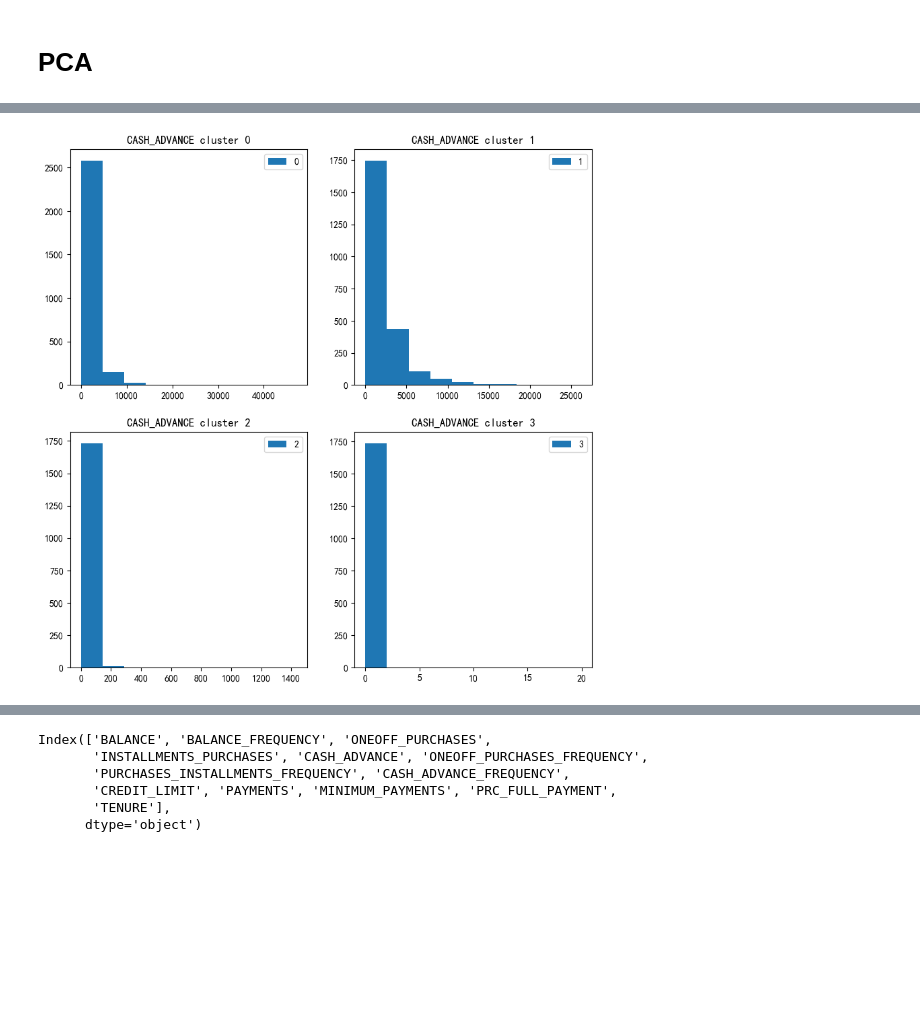
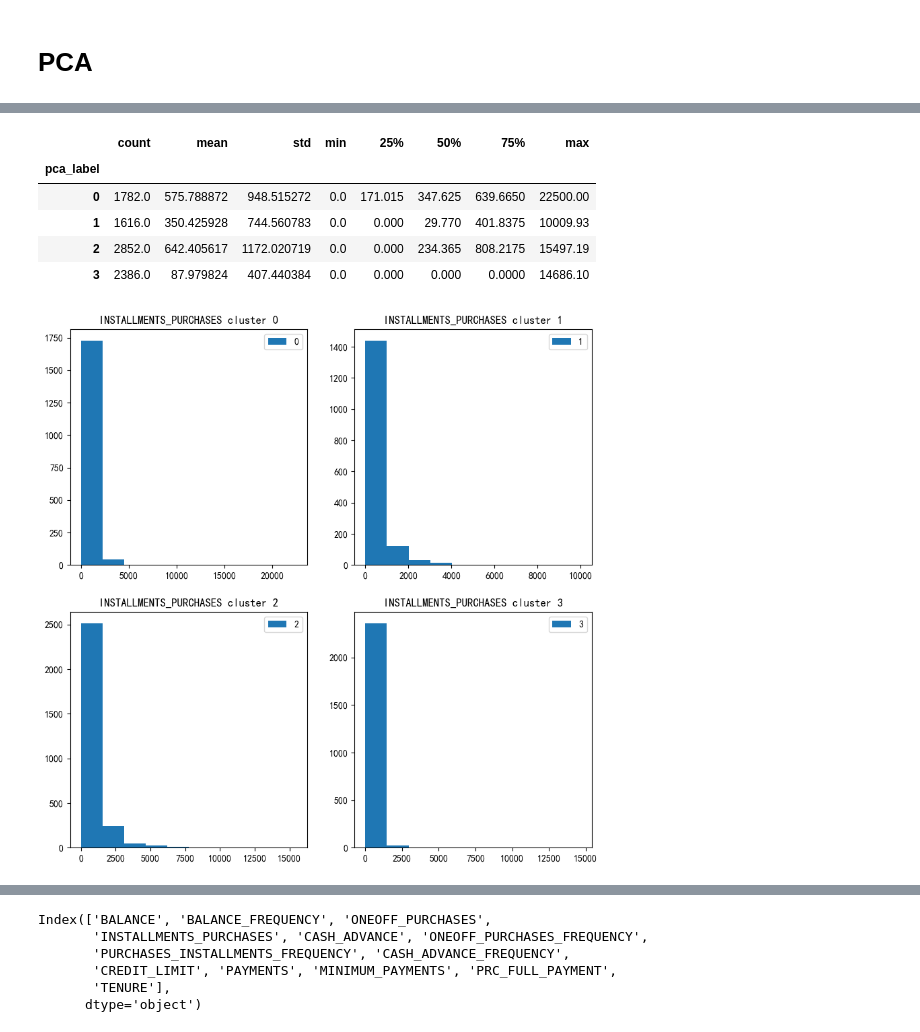
Before and after one commit to TBW108/CIS-Clustering-Project, a Jupyter notebook: Clustering.ipynb, the cells around one changed output, grey strips where cells are left out. Cells and saved outputs as stored; diff of their text form; code cells hidden in the pictures; blank space fills up the shorter version.

```diff
--- a/Clustering.ipynb
+++ b/Clustering.ipynb
@@ -7,10 +7,12 @@ import seaborn as sns
 import matplotlib.pyplot as plt
 from sklearn.cluster import DBSCAN
 from sklearn.decomposition import PCA
+from sklearn.manifold import TSNE
 import matplotlib.style as ms
 ms.use('default')
 plt.rcParams['font.family'] = ['sans-serif']
 plt.rcParams['font.sans-serif'] = ['SimHei']
+plt.rcParams['axes.unicode_minus'] =False
 # %%
 def get_droped_data(path):
     data=pd.read_csv("CC GENERAL.csv")
@@ -111,8 +113,4 @@ for i, col in enumerate(data.columns):
         ax = plt.subplot(7, 2, i+1)
         sns.kdeplot(data[col], ax=ax)
         plt.xlabel(col)
-
-cols = ['BALANCE', 'ONEOFF_PURCHASES', 'INSTALLMENTS_PURCHASES', 'CASH_ADVANCE', 'ONEOFF_PURCHASES_FREQUENCY', 'CREDIT_LIMIT', 'PAYMENTS', 'MINIMUM_PAYMENTS']
-for col in cols:
-    data[col] = np.log(1 + data[col])
 # %% [output]
@@ -265,12 +261,19 @@ for j,label in enumerate(set(kmeans_model.labels_)):
 # %%
-# ONEOFF_PURCHASES hist
+# INSTALLMENTS_PURCHASES hist
 plt.figure(figsize=(10,10))
 for j,label in enumerate(set(kmeans_model.labels_)):
         # ax=axes[i,j]
         ax=plt.subplot(2,2,j+1)
         # kde=sns.kdeplot(ori_data.loc[ori_data['pca_label']==label,'ONEOFF_PURCHASES'],ax=ax,label=label)
-        ax.hist(ori_data.loc[ori_data['pca_label']==label,'CASH_ADVANCE'],label=label)
-        ax.set_title(f"CASH_ADVANCE cluster {label}")
+        ax.hist(ori_data.loc[ori_data['pca_label']==label,'INSTALLMENTS_PURCHASES'],label=label)
+        ax.set_title(f"INSTALLMENTS_PURCHASES cluster {label}")
         plt.legend()
+ori_data.groupby('pca_label').describe()['INSTALLMENTS_PURCHASES']
 # %% [output]
+|  | count | mean | std | min | 25% | 50% | 75% | max |
+| pca_label |  |  |  |  |  |  |  |  |
+| 0 | 1782.0 | 575.788872 | 948.515272 | 0.0 | 171.015 | 347.625 | 639.6650 | 22500.00 |
+| 1 | 1616.0 | 350.425928 | 744.560783 | 0.0 | 0.000 | 29.770 | 401.8375 | 10009.93 |
+| 2 | 2852.0 | 642.405617 | 1172.020719 | 0.0 | 0.000 | 234.365 | 808.2175 | 15497.19 |
+| 3 | 2386.0 | 87.979824 | 407.440384 | 0.0 | 0.000 | 0.000 | 0.0000 | 14686.10 |
-[figure, old version]
+[figure, new version]
```
Also changed, not shown: parts of 33 cells of this notebook.
